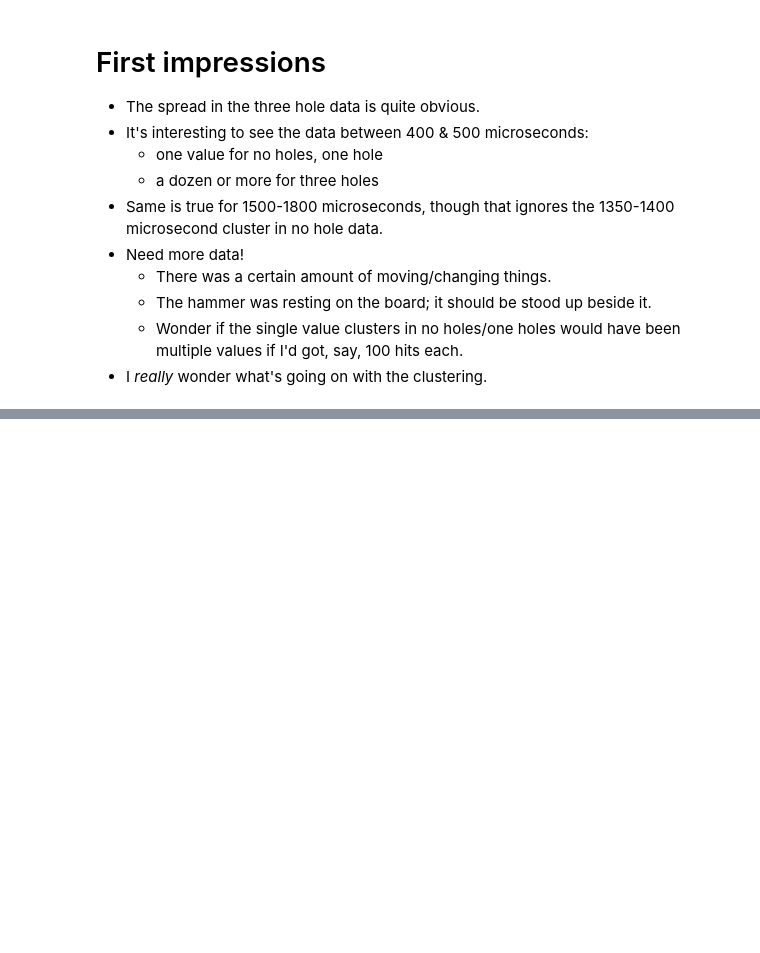
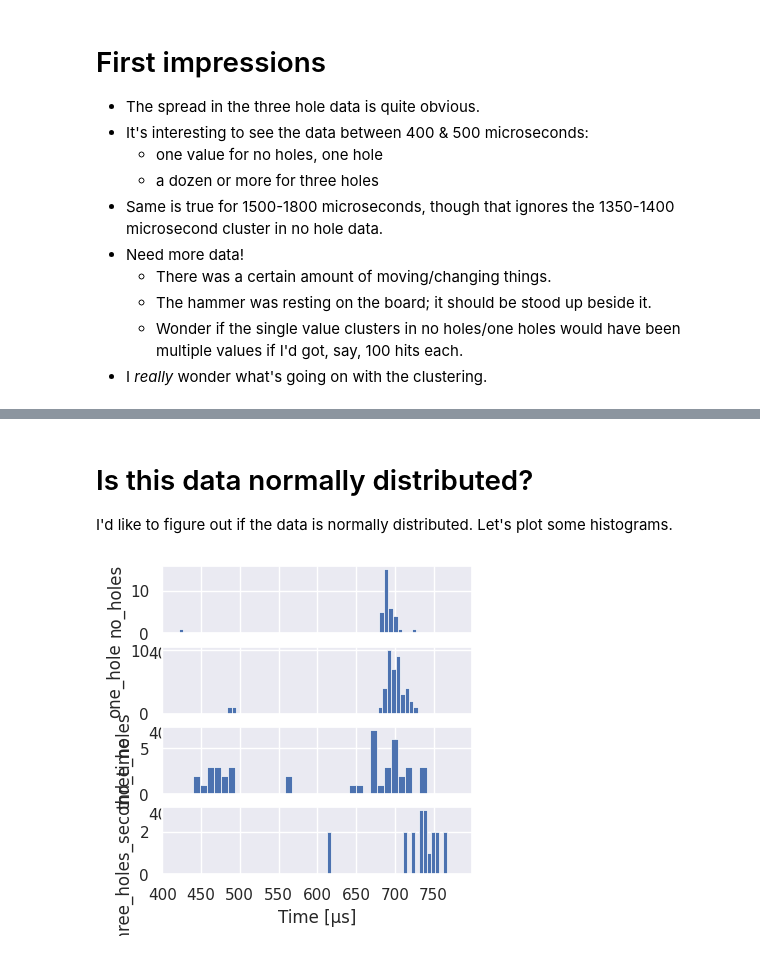
Before and after one commit to saintaardvark/tree_tomography, a Jupyter notebook: data/experiments/2023-dec-17/tree_tomography-december_17_2023.ipynb, the cells around one changed output, grey strips where cells are left out. Saved outputs shown, nothing was run; the diff lists cells and outputs as text; code cells hidden in the pictures; blank space fills up the shorter version.

```diff
--- a/data/experiments/2023-dec-17/tree_tomography-december_17_2023.ipynb
+++ b/data/experiments/2023-dec-17/tree_tomography-december_17_2023.ipynb
@@ -145,0 +182,23 @@ dtype: float64
+# %% [markdown]
+# Is this data normally distributed?
+
+I'd like to figure out if the data is normally distributed.  Let's plot some histograms.
+# %%
+# plot:
+fig, ax = plt.subplots(4, 1)
+fig.suptitle = "No holes"
+
+lower, upper = 400, 800
+
+# TODO: What's that python trick where you
+i = 0
+for col in list(df.columns):
+    ax[i].hist(df[col], bins=200, linewidth=0.5, edgecolor="white")
+    ax[i].set(xlim=(lower, upper), xticks=np.arange(lower, upper, 50))
+    ax[i].set_xlabel('Time [μs]')
+    ax[i].set_ylabel(col)
+    i += 1
+
+plt.show()
+# %% [output]
+[figure, added]
```
Also changed, not shown: parts of 8 cells of this notebook.
